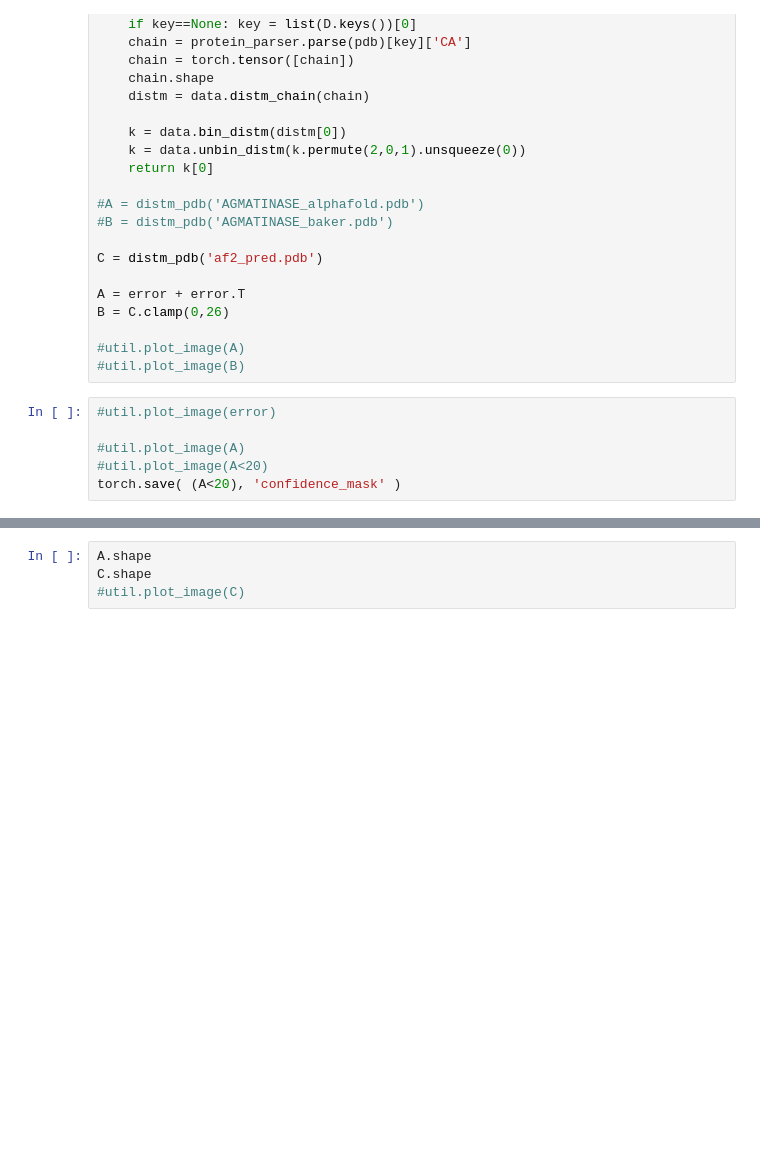
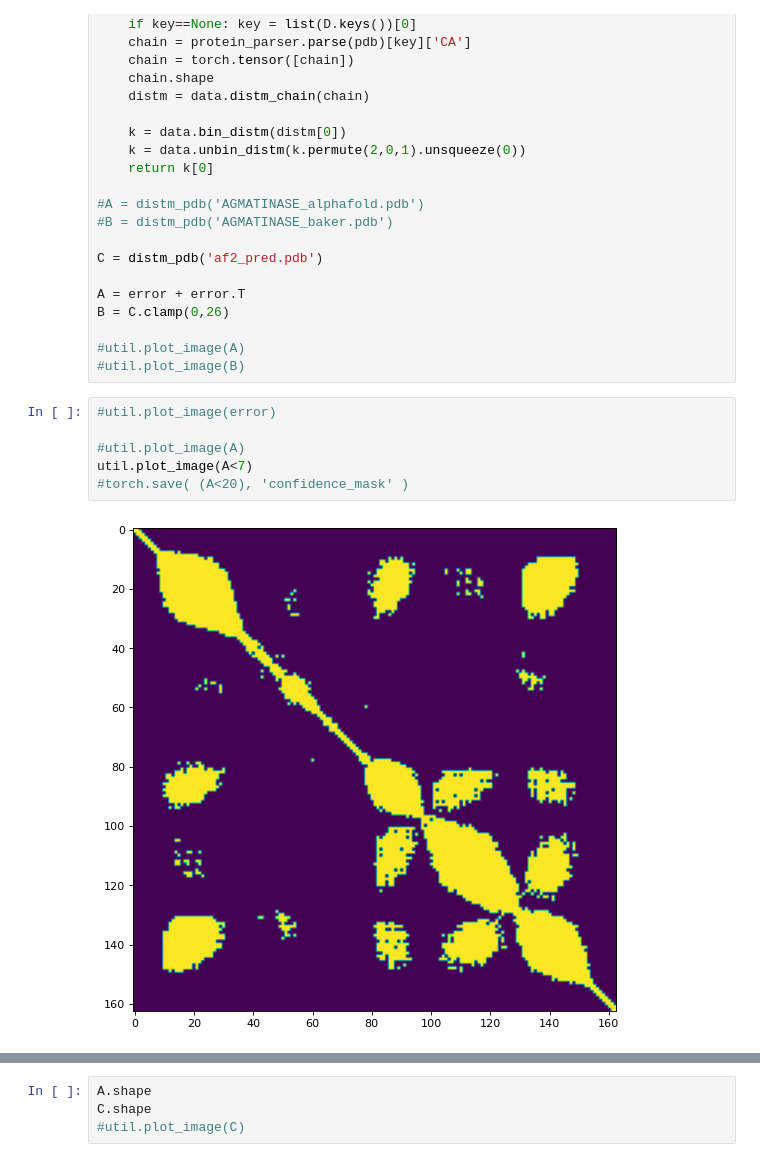
Before and after one commit to ychuhp/scoring_random_omega, a Jupyter notebook: Untitled.ipynb, the cells around one changed output, grey strips where cells are left out. Saved outputs shown, nothing was run; the diff lists cells and outputs as text; blank space fills up the shorter version.

```diff
--- a/Untitled.ipynb
+++ b/Untitled.ipynb
@@ -55,9 +55,11 @@ B = C.clamp(0,26)
 # %%
 #util.plot_image(error)
 
 #util.plot_image(A)
-#util.plot_image(A<20)
-torch.save( (A<20), 'confidence_mask' )
+util.plot_image(A<7)
+#torch.save( (A<20), 'confidence_mask' )
+# %% [output]
+[figure, added]
 # %%
 #util.plot_image( (A<15)*B )
 #util.plot_image( (A<10) )
```
Also changed, not shown: parts of 1 cell of this notebook, 7 other files.
